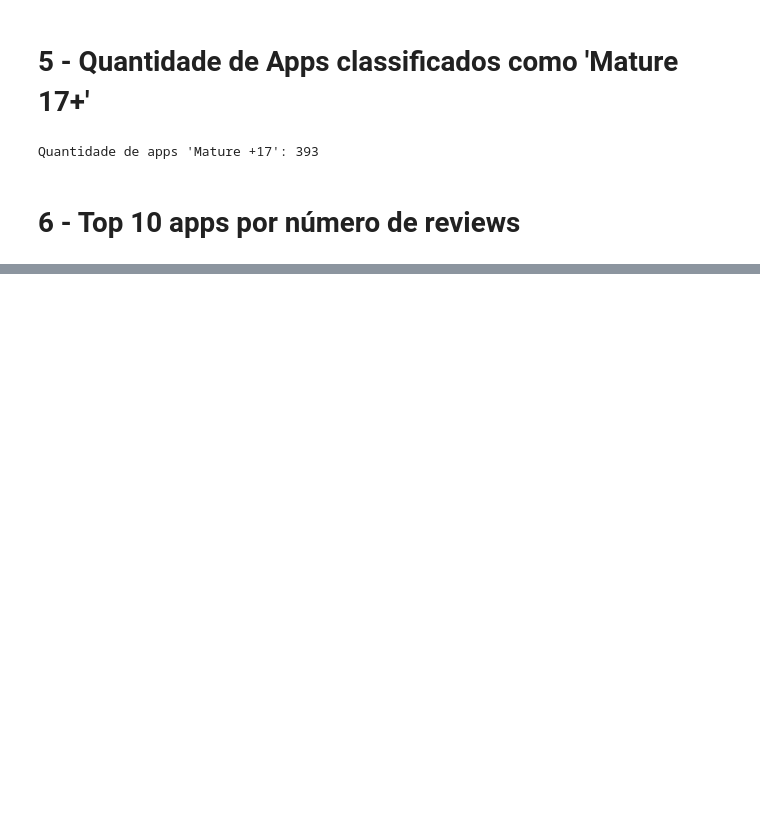
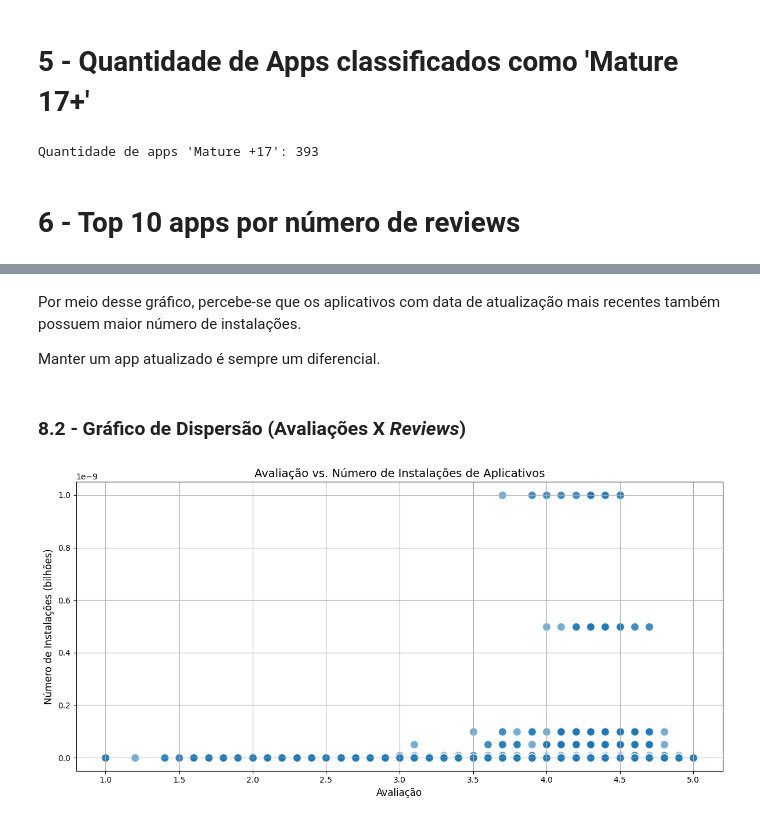
Before and after one commit to ArturMariano13/data-analytics-compass-pb, a Jupyter notebook: Sprint 3/desafio/script.IPYNB, the cells around one changed output, grey strips where cells are left out. Cells and saved outputs as stored; diff of their text form; code cells hidden in the pictures; blank space fills up the shorter version.

```diff
--- a/Sprint 3/desafio/script.IPYNB
+++ b/Sprint 3/desafio/script.IPYNB
@@ -170,0 +602,24 @@ Data Original: August 08, 2018
+# %% [markdown]
+Por meio desse gráfico, percebe-se que os aplicativos com data de atualização mais recentes também possuem maior número de instalações.
+
+Manter um app atualizado é sempre um diferencial.
+# %% [markdown]
+### 8.2 - Gráfico de Dispersão (Avaliações X *Reviews*)
+# %%
+dfNoDup['Installs'] = dfNoDup['Installs'] / 1e9  # Convertendo para bilhões
+
+# Criar o gráfico de dispersão
+plt.figure(figsize=(12, 6))
+plt.scatter(dfNoDup['Rating'], dfNoDup['Installs'], alpha=0.6, edgecolors='w', s=100)
+
+# Melhorar a formatação do gráfico
+plt.title('Avaliação vs. Número de Instalações de Aplicativos', fontsize=14)
+plt.xlabel('Avaliação', fontsize=12)
+plt.ylabel('Número de Instalações (bilhões)', fontsize=12)
+plt.grid(True)
+
+# Mostrar o gráfico
+plt.tight_layout()
+plt.show()
+# %% [output]
+[figure, added]
```
Also changed, not shown: parts of 66 cells of this notebook, 12 other files.
